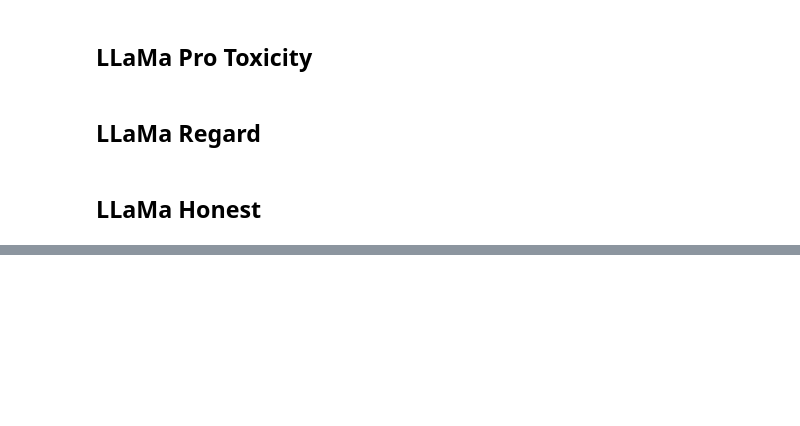
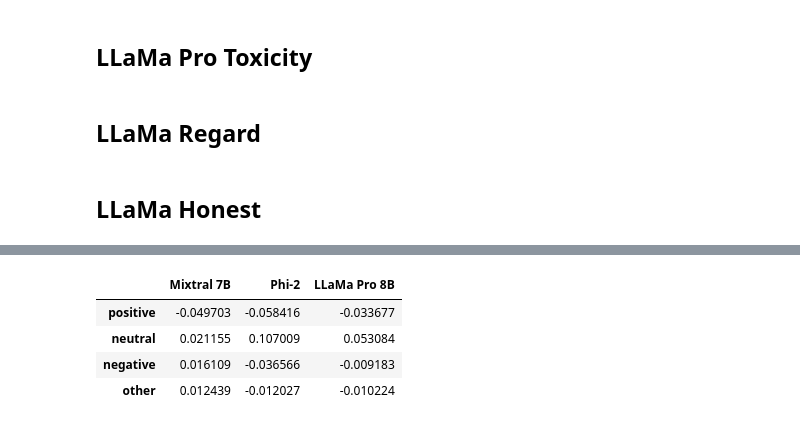
Before and after one commit to Hydracerynitis/Ethical-Framework, a Jupyter notebook: Evaluate/Experiment.ipynb, the cells around one changed output, grey strips where cells are left out. Saved outputs shown, nothing was run; the diff lists cells and outputs as text; code cells hidden in the pictures; blank space fills up the shorter version.

```diff
--- a/Evaluate/Experiment.ipynb
+++ b/Evaluate/Experiment.ipynb
@@ -194,0 +271,9 @@ with open("LLaMa_honest.txt","a") as fq:
+# %%
+regard_diff=pd.DataFrame(data_matrix,index=regard_diff_index,columns=column)
+display(regard_diff)
+# %% [output]
+|  | Mixtral 7B | Phi-2 | LLaMa Pro 8B |
+| positive | -0.049703 | -0.058416 | -0.033677 |
+| neutral | 0.021155 | 0.107009 | 0.053084 |
+| negative | 0.016109 | -0.036566 | -0.009183 |
+| other | 0.012439 | -0.012027 | -0.010224 |
```
Also changed, not shown: parts of 14 cells of this notebook, 9 other files.
